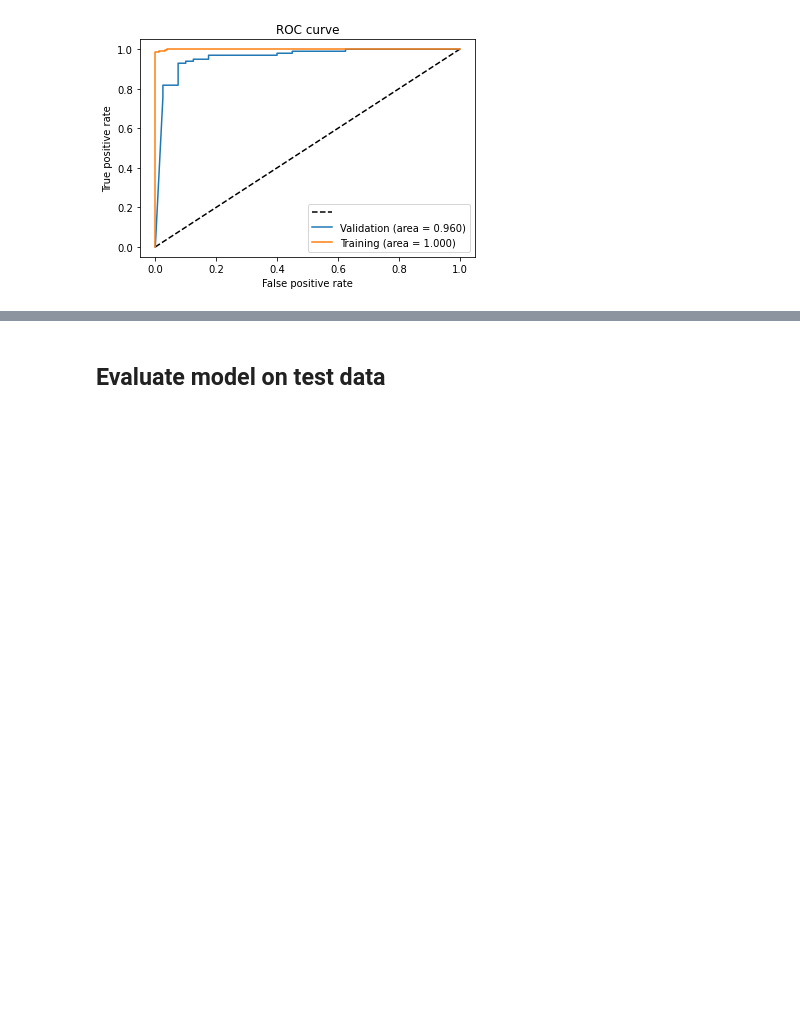
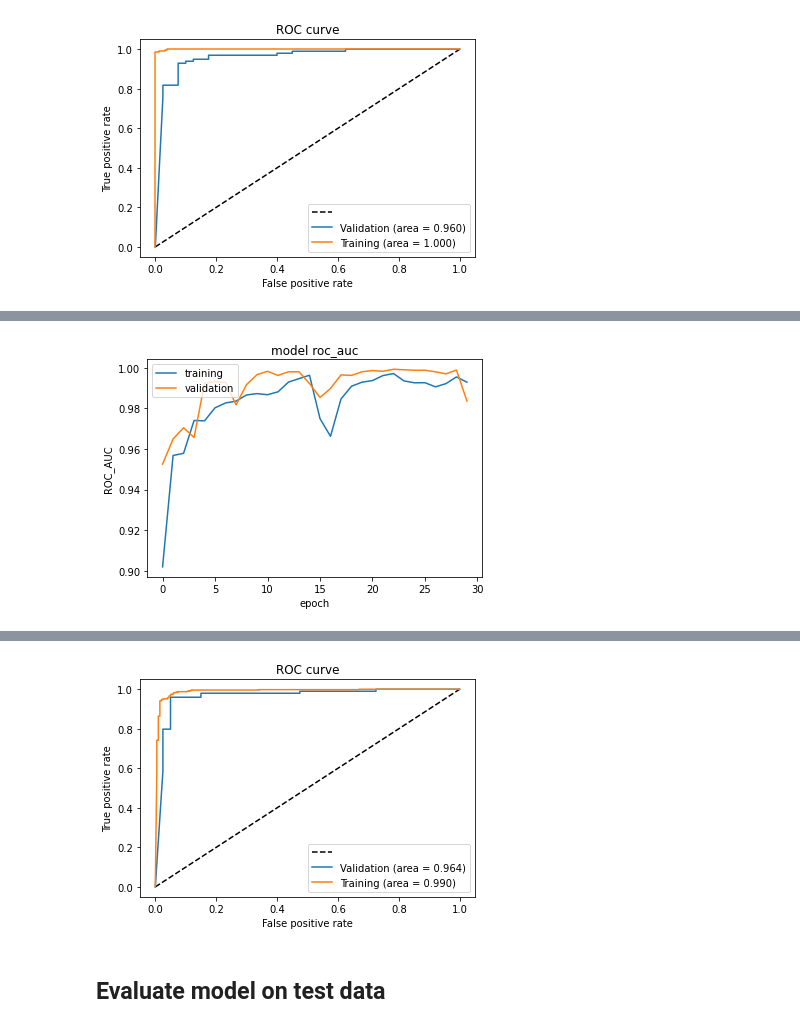
Before and after one commit to Zoya-Anwar/PythonSmellClassifiers-Mark, a Jupyter notebook: smell-classifier.py.ipynb, the cells around one changed output, grey strips where cells are left out. Saved outputs shown, nothing was run; the diff lists cells and outputs as text; code cells hidden in the pictures; blank space fills up the shorter version.

```diff
--- a/smell-classifier.py.ipynb
+++ b/smell-classifier.py.ipynb
@@ -1563,0 +1561,14 @@ test_model_keras(model4, history, X_val_nn, y_val_nn, X_train_nn, y_train_nn)
+# %%
+model_final = tuner.hypermodel.build(best_hps)
+
+# Build the final model with all the training data with the optimal hyperparameters
+history = model_final.fit(X_train_nn,
+                      y_train_nn,
+                      epochs=30,
+                      batch_size=64,
+                      validation_data=(X_val_nn, y_val_nn),
+                      verbose=0)
+
+test_model_keras(model4, history, X_val_nn, y_val_nn, X_train_nn, y_train_nn)
+# %% [output]
+[figure, added]
@@ -1564,2 +1578,3 @@ test_model_keras(model4, history, X_val_nn, y_val_nn, X_train_nn, y_train_nn)
+[figure, added]
 # %% [markdown]
 ## Evaluate model on test data
```
Also changed, not shown: parts of 68 cells of this notebook.
